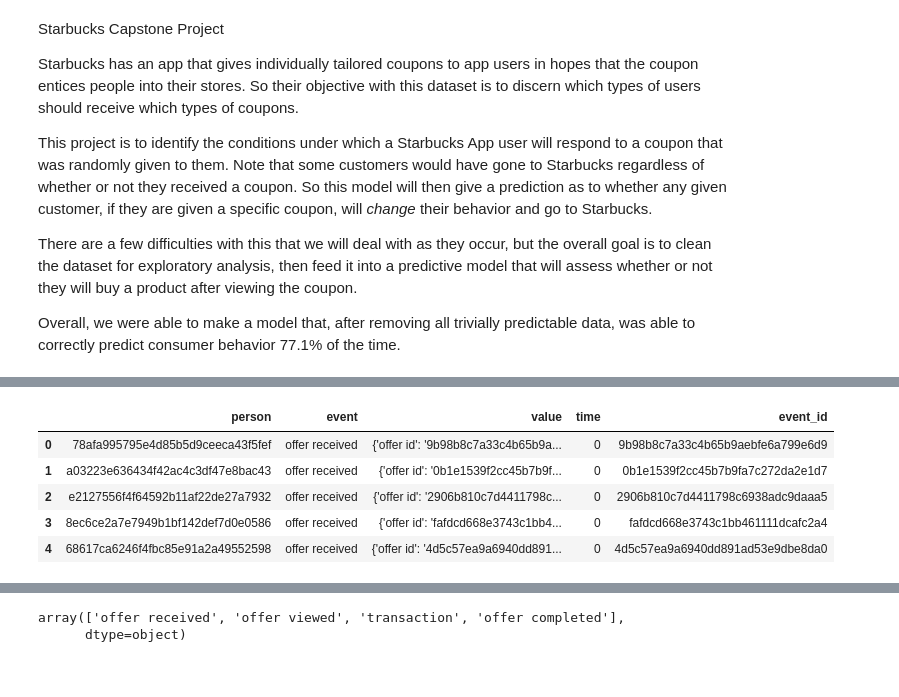
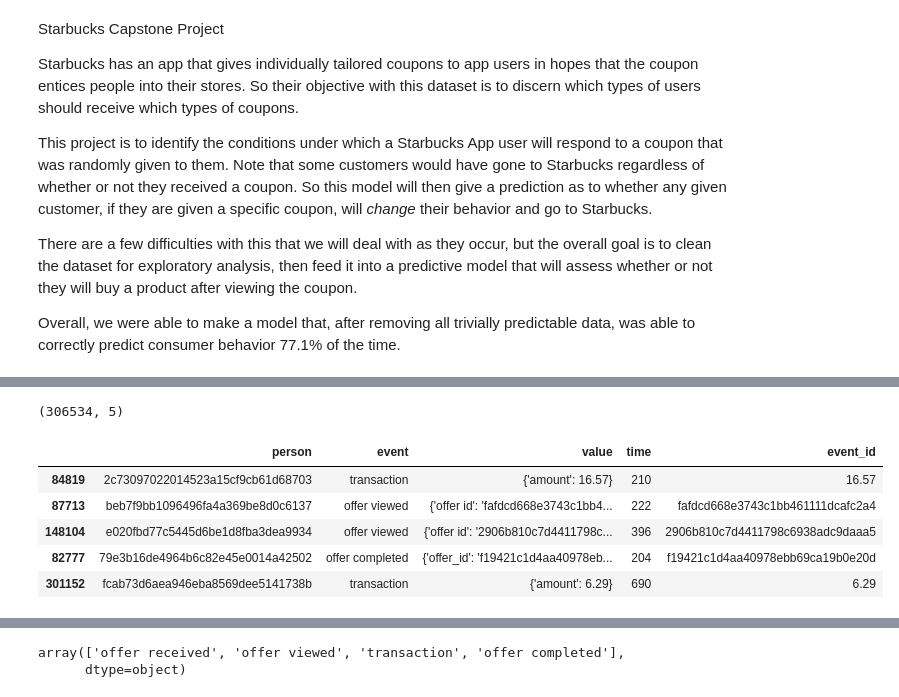
Before and after one commit to charlesfry/DataScience, a Jupyter notebook: .ipython/UdacityCapstone/Starbucks_model.ipynb, the cells around one changed output, grey strips where cells are left out. Saved outputs shown, nothing was run; the diff lists cells and outputs as text; code cells hidden in the pictures.

```diff
--- a/.ipython/UdacityCapstone/Starbucks_model.ipynb
+++ b/.ipython/UdacityCapstone/Starbucks_model.ipynb
@@ -57,15 +63,17 @@ profile.head()
 transcript['event_id'] = transcript.value.apply(
     lambda x: list(x.values())[0]
 )
-# %%
-transcript.head()
-# %% [output]
-|  | person | event | value | time | event_id |
-| 0 | 78afa995795e4d85b5d9ceeca43f5fef | offer received | {'offer id': '9b98b8c7a33c4b65b9a... | 0 | 9b98b8c7a33c4b65b9aebfe6a799e6d9 |
-| 1 | a03223e636434f42ac4c3df47e8bac43 | offer received | {'offer id': '0b1e1539f2cc45b7b9f... | 0 | 0b1e1539f2cc45b7b9fa7c272da2e1d7 |
-| 2 | e2127556f4f64592b11af22de27a7932 | offer received | {'offer id': '2906b810c7d4411798c... | 0 | 2906b810c7d4411798c6938adc9daaa5 |
-| 3 | 8ec6ce2a7e7949b1bf142def7d0e0586 | offer received | {'offer id': 'fafdcd668e3743c1bb4... | 0 | fafdcd668e3743c1bb461111dcafc2a4 |
-| 4 | 68617ca6246f4fbc85e91a2a49552598 | offer received | {'offer id': '4d5c57ea9a6940dd891... | 0 | 4d5c57ea9a6940dd891ad53e9dbe8da0 |
+# %%
+print(transcript.shape)
+transcript.sample(frac=1).head()
+# %% [output]
+(306534, 5)
+|  | person | event | value | time | event_id |
+| 84819 | 2c73097022014523a15cf9cb61d68703 | transaction | {'amount': 16.57} | 210 | 16.57 |
+| 87713 | beb7f9bb1096496fa4a369be8d0c6137 | offer viewed | {'offer id': 'fafdcd668e3743c1bb4... | 222 | fafdcd668e3743c1bb461111dcafc2a4 |
+| 148104 | e020fbd77c5445d6be1d8fba3dea9934 | offer viewed | {'offer id': '2906b810c7d4411798c... | 396 | 2906b810c7d4411798c6938adc9daaa5 |
+| 82777 | 79e3b16de4964b6c82e45e0014a42502 | offer completed | {'offer_id': 'f19421c1d4aa40978eb... | 204 | f19421c1d4aa40978ebb69ca19b0e20d |
+| 301152 | fcab73d6aea946eba8569dee5141738b | transaction | {'amount': 6.29} | 690 | 6.29 |
 # %%
 df = transcript.join(profile.set_index('customer_id'),on='person')
 df = df.join(portfolio.set_index('coupon_id'),on='event_id')
```
Also changed, not shown: parts of 10 cells of this notebook.
